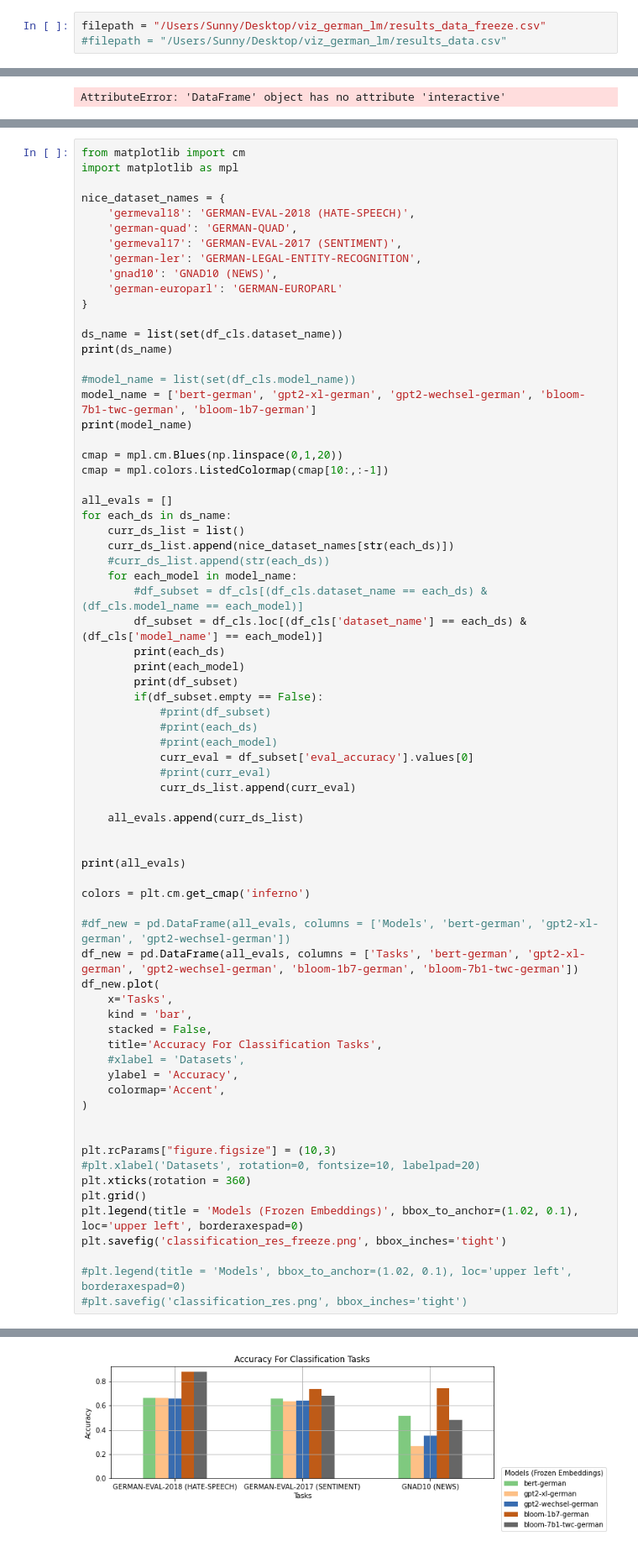
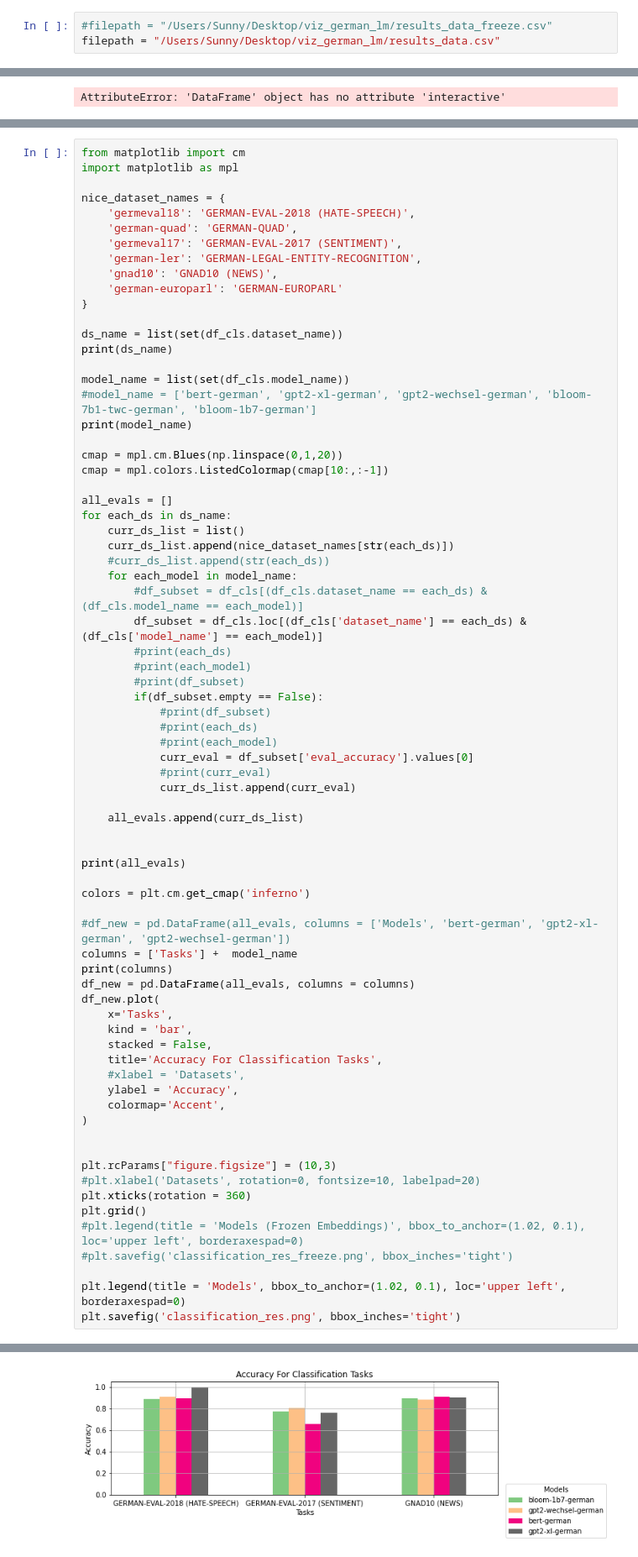
Before and after one commit to malteos/finetune-evaluation-harness, a Jupyter notebook: viz_german_lm/dashboard.ipynb, the cells around one changed output, grey strips where cells are left out. Shown at 84% size. Drawn from its saved outputs; the diff is of its cells as text.

Commit message:
correcting plots

```diff
--- a/viz_german_lm/dashboard.ipynb
+++ b/viz_german_lm/dashboard.ipynb
@@ -11,8 +11,8 @@ import os
 import matplotlib.pyplot as plt
 import math
 # %%
-filepath = "/Users/Sunny/Desktop/viz_german_lm/results_data_freeze.csv"
-#filepath = "/Users/Sunny/Desktop/viz_german_lm/results_data.csv"
+#filepath = "/Users/Sunny/Desktop/viz_german_lm/results_data_freeze.csv"
+filepath = "/Users/Sunny/Desktop/viz_german_lm/results_data.csv"
 # %%
 filepath
 # %% [output]
@@ -81,8 +78,8 @@ nice_dataset_names = {
 ds_name = list(set(df_cls.dataset_name))
 print(ds_name)
 
-#model_name = list(set(df_cls.model_name))
-model_name = ['bert-german', 'gpt2-xl-german', 'gpt2-wechsel-german', 'bloom-7b1-twc-german', 'bloom-1b7-german']
+model_name = list(set(df_cls.model_name))
+#model_name = ['bert-german', 'gpt2-xl-german', 'gpt2-wechsel-german', 'bloom-7b1-twc-german', 'bloom-1b7-german']
 print(model_name)
 
 cmap = mpl.cm.Blues(np.linspace(0,1,20))
@@ -96,9 +93,9 @@ for each_ds in ds_name:
     for each_model in model_name:
         #df_subset = df_cls[(df_cls.dataset_name == each_ds) & (df_cls.model_name == each_model)]
         df_subset = df_cls.loc[(df_cls['dataset_name'] == each_ds) & (df_cls['model_name'] == each_model)]
-        print(each_ds)
-        print(each_model)
-        print(df_subset)
+        #print(each_ds)
+        #print(each_model)
+        #print(df_subset)
         if(df_subset.empty == False):
             #print(df_subset)
             #print(each_ds)
@@ -115,7 +112,9 @@ print(all_evals)
 colors = plt.cm.get_cmap('inferno')
 
 #df_new = pd.DataFrame(all_evals, columns = ['Models', 'bert-german', 'gpt2-xl-german', 'gpt2-wechsel-german'])
-df_new = pd.DataFrame(all_evals, columns = ['Tasks', 'bert-german', 'gpt2-xl-german', 'gpt2-wechsel-german', 'bloom-1b7-german', 'bloom-7b1-twc-german'])
+columns = ['Tasks'] +  model_name
+print(columns)
+df_new = pd.DataFrame(all_evals, columns = columns)
 df_new.plot(
     x='Tasks',
     kind = 'bar',
@@ -131,10 +130,10 @@ plt.rcParams["figure.figsize"] = (10,3)
 #plt.xlabel('Datasets', rotation=0, fontsize=10, labelpad=20)
 plt.xticks(rotation = 360)
 plt.grid()
-plt.legend(title = 'Models (Frozen Embeddings)', bbox_to_anchor=(1.02, 0.1), loc='upper left', borderaxespad=0)
-plt.savefig('classification_res_freeze.png', bbox_inches='tight')
+#plt.legend(title = 'Models (Frozen Embeddings)', bbox_to_anchor=(1.02, 0.1), loc='upper left', borderaxespad=0)
+#plt.savefig('classification_res_freeze.png', bbox_inches='tight')
 
-#plt.legend(title = 'Models', bbox_to_anchor=(1.02, 0.1), loc='upper left', borderaxespad=0)
-#plt.savefig('classification_res.png', bbox_inches='tight')
+plt.legend(title = 'Models', bbox_to_anchor=(1.02, 0.1), loc='upper left', borderaxespad=0)
+plt.savefig('classification_res.png', bbox_inches='tight')
 # %% [output]
 ['germeval18', 'germeval17', 'gnad10']
@@ -157,4 +143,4 @@ bert-german
-[figure, old version]
+[figure, new version]
 # %%
 df_ner = df[df.problem_type == "token_classification"]
 df_ner = df_ner.drop_duplicates(ignore_index = True)
```
Also changed, not shown: parts of 8 cells of this notebook, 5 other files.
